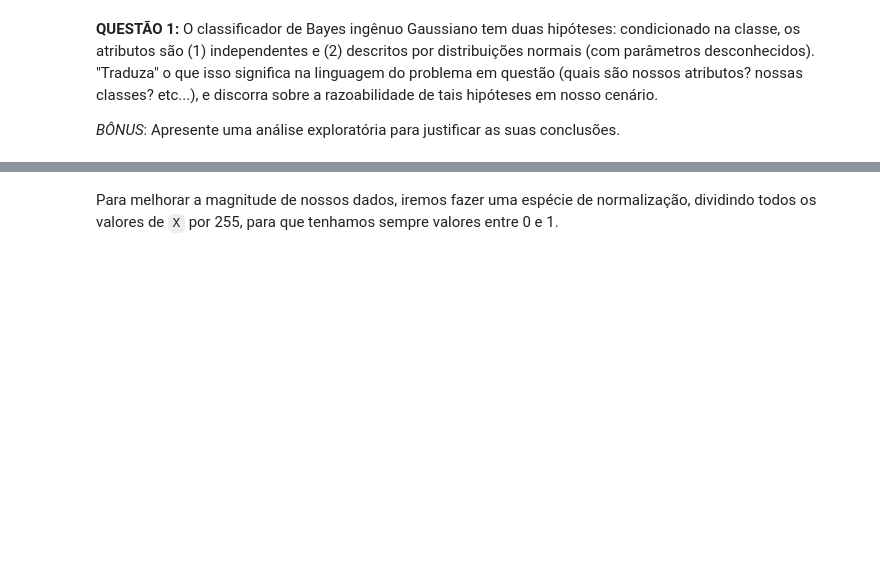
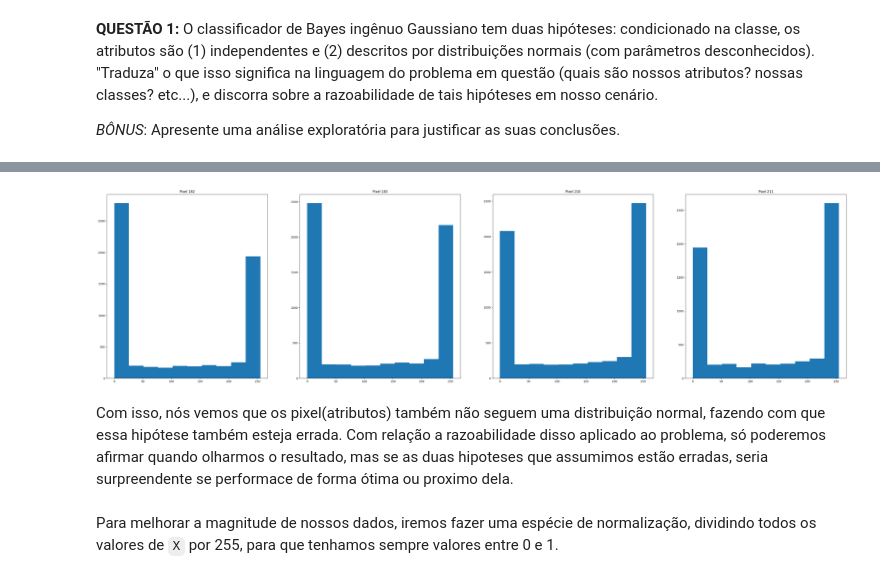
Before and after one commit to andradeigor/Classificador-de-Bayes, a Jupyter notebook: Projeto 02.ipynb, the cells around one changed output, grey strips where cells are left out. Saved outputs shown, nothing was run; the diff lists cells and outputs as text; code cells hidden in the pictures; blank space fills up the shorter version.

```diff
--- a/Projeto 02.ipynb
+++ b/Projeto 02.ipynb
@@ -236,3 +280,23 @@ Portanto, do ponto de vista estatístico, cada linha do *dataframe* `X` consiste
+# %%
+imgNumber = np.random.randint(0,500)
+indexes = []
+for i in range(784):
+    if (filtered.values[imgNumber][i]>0):
+        indexes = [i,i+1,i+28,i+29]
+        break
+index = 1
+plt.figure(figsize=(48, 12))#não entendi como isso aqui funcionava mas foi o melhor que eu consegui fazer
+for i in indexes:
+    plt.subplot(1,4,index)
+    text = 'pixel' + str(i)
+    plt.title(f'Pixel {i}')
+    plt.hist(X[text].values[y==str(number)])
+    index+=1
+plt.show()
+# %% [output]
+[figure, added]
+# %% [markdown]
+Com isso, nós vemos que os pixel(atributos) também não seguem uma distribuição normal, fazendo com que essa hipótese também esteja errada. Com relação a razoabilidade disso aplicado ao problema, só poderemos afirmar quando olharmos o resultado, mas se as duas hipoteses que assumimos estão erradas, seria surpreendente se performace de forma ótima ou proximo dela.
 # %% [markdown]
 Para melhorar a magnitude de nossos dados, iremos fazer uma espécie de normalização, dividindo todos os valores de `X` por 255, para que tenhamos sempre valores entre 0 e 1.
 # %%
```
Also changed, not shown: parts of 11 cells of this notebook.
